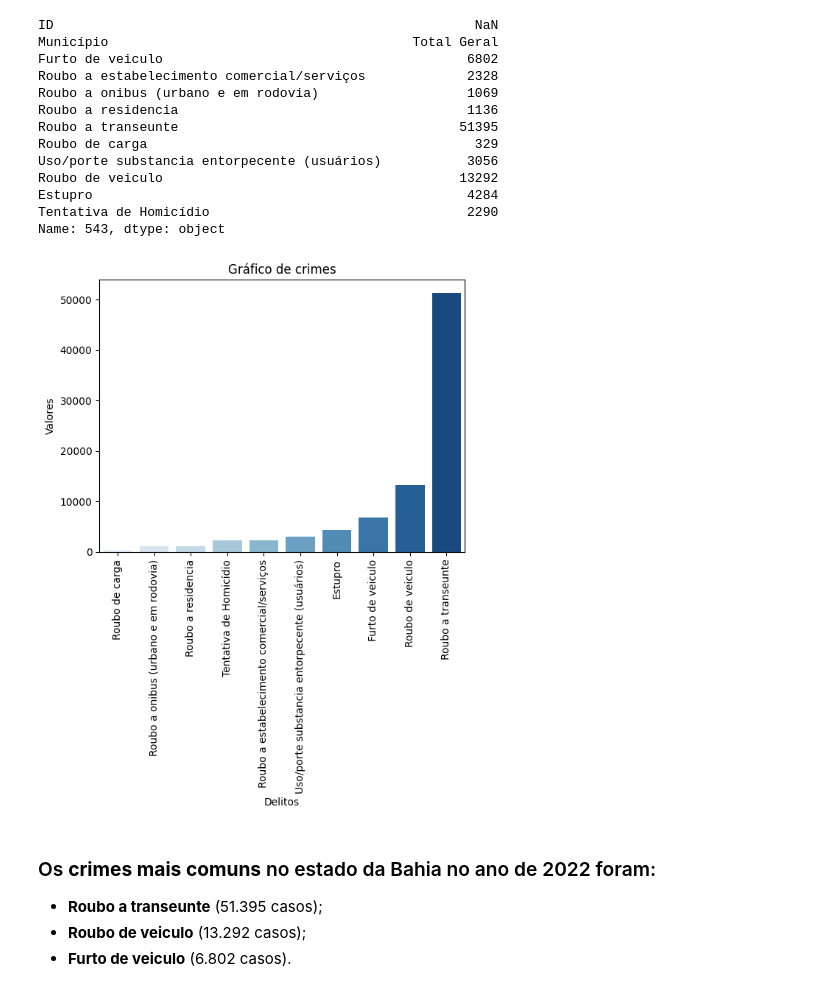
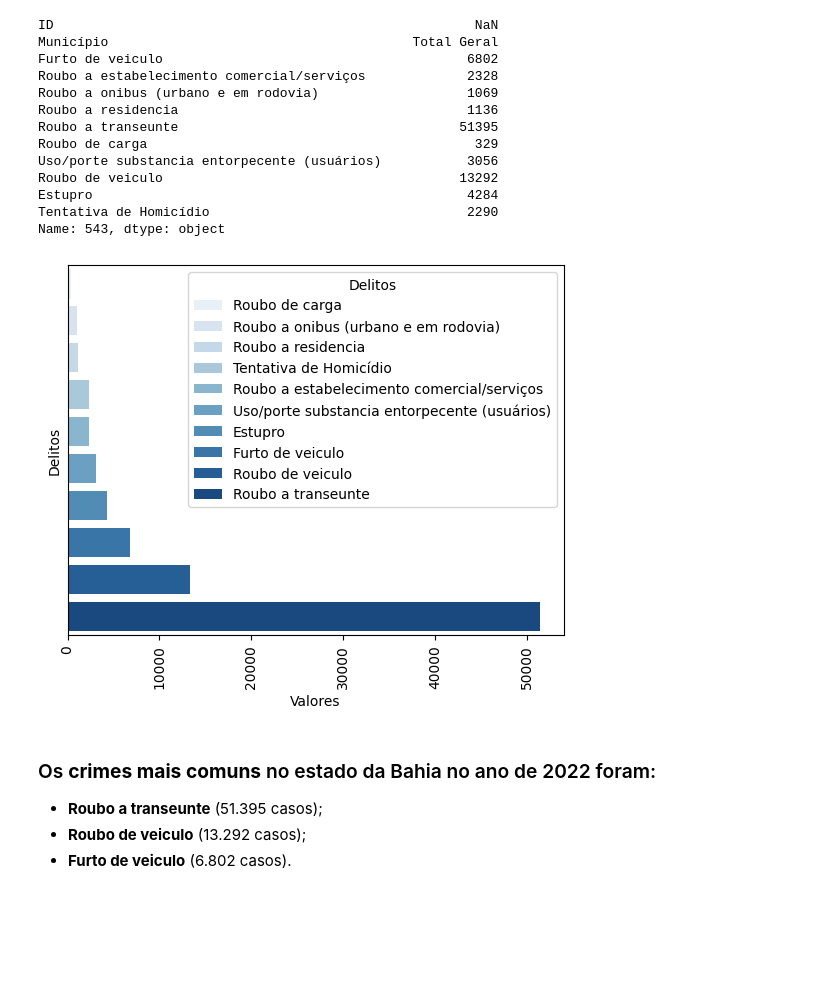
Before and after one commit to Gabyzera/bahia_crimes_analysis, a Jupyter notebook: src/bahia_crimes.ipynb, the cells around one changed output. Saved outputs shown, nothing was run; the diff lists cells and outputs as text; code cells hidden in the pictures; blank space fills up the shorter version.

```diff
--- a/src/bahia_crimes.ipynb
+++ b/src/bahia_crimes.ipynb
@@ -82,6 +82,3 @@ seguranca_publica_baiana_df
 | 542 | 293360 | Xique-Xique | 9 | 0 | 0 | 0 | ... |
 | 543 | NaN | Total Geral | 6.802 | 2.328 | 1.069 | 1.136 | ... |
 418 rows × 12 columns
-# %%
-seguranca_publica_baiana_df.loc[543, 'ID'] = 'Valor'
-seguranca_publica_baiana_df
@@ -105,0 +85,3 @@ See the caveats in the documentation: https://pandas.pydata.org/pandas-docs/stab
+# %%
+seguranca_publica_baiana_df = seguranca_publica_baiana_df.fillna(0)
+seguranca_publica_baiana_df
@@ -141,10 +137,10 @@ dtype: object
 # %%
 for coluna in seguranca_publica_baiana_df.columns:
     if coluna != 'Município':
-        seguranca_publica_baiana_df[coluna] = seguranca_publica_baiana_df[coluna].astype(str)
-        seguranca_publica_baiana_df[coluna] = seguranca_publica_baiana_df[coluna].str.replace('.', '')
-        seguranca_publica_baiana_df[coluna] = pd.to_numeric(seguranca_publica_baiana_df[coluna], errors='coerce')
-print(seguranca_publica_baiana_df.dtypes)
+        seguranca_publica_baiana_df[coluna] = pd.to_numeric(seguranca_publica_baiana_df[coluna]
+                                                            .str.replace('\.', '', regex=True),
+                                                            errors='coerce')
+seguranca_publica_baiana_df.dtypes
 # %% [output]
 ID                                              float64
 Município                                        object
@@ -192,15 +173,15 @@ Estupro                                                4284
 Tentativa de Homicídio                                 2290
 Name: 543, dtype: object
 # %%
-valor_total_geral = (seguranca_publica_baiana_df.loc[543])[2:]
-df_plot = pd.DataFrame({'Delitos': seguranca_publica_baiana_df.columns[2:], 'Valores': valor_total_geral})
+valor_total_geral = (seguranca_publica_baiana_df.loc[543])[2:12]
+df_plot = pd.DataFrame({'Valores': valor_total_geral, 'Delitos': seguranca_publica_baiana_df.columns[2:12]})
 df_plot = df_plot.sort_values(by='Valores')
-sns.barplot(x='Delitos', y='Valores', data=df_plot, palette='Blues')
-plt.title('Gráfico de crimes')
+sns.barplot(x='Valores',y='Delitos', data=df_plot, hue= 'Delitos', palette='Blues', legend=True)
+plt.yticks([])
 plt.xticks(rotation=90)
 plt.show()
 # %% [output]
-[figure, old version]
+[figure, new version]
 # %% [markdown]
 ### Os **crimes mais comuns** no estado da Bahia no ano de 2022 foram:
 - **Roubo a transeunte** (51.395 casos);
```
Also changed, not shown: parts of 13 cells of this notebook.
